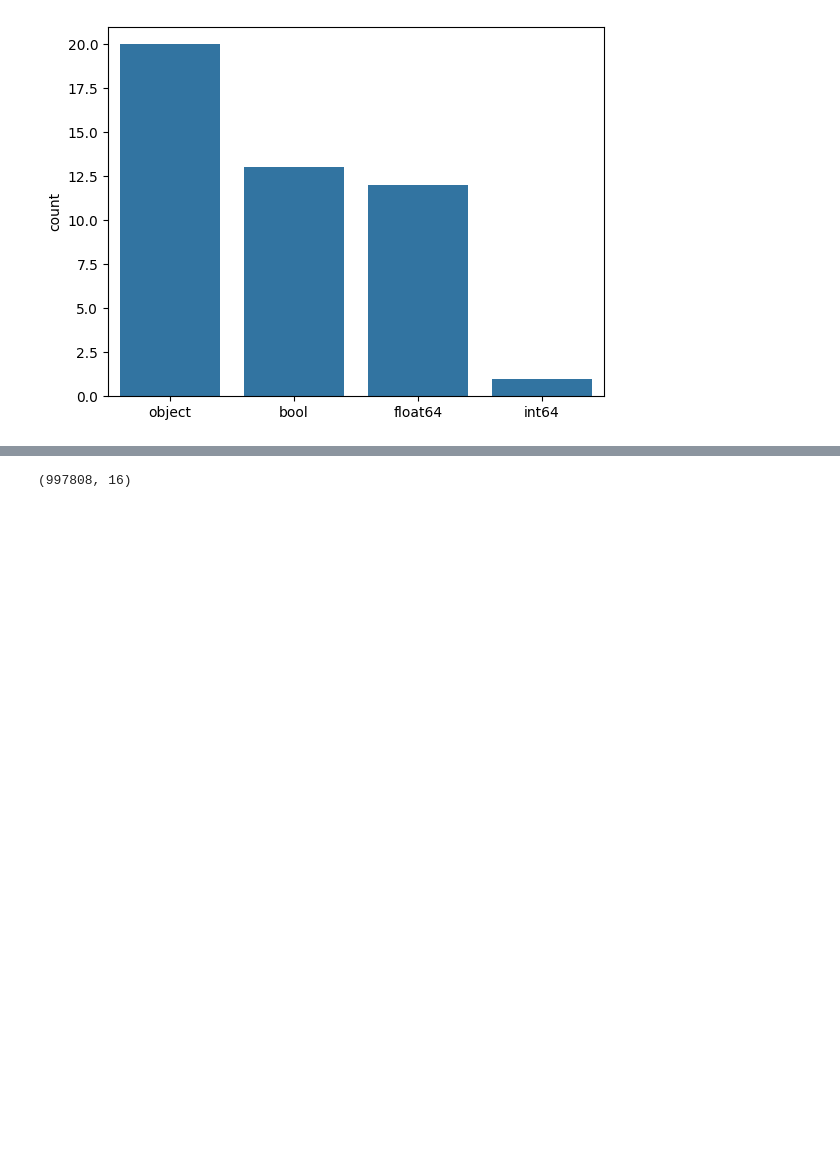
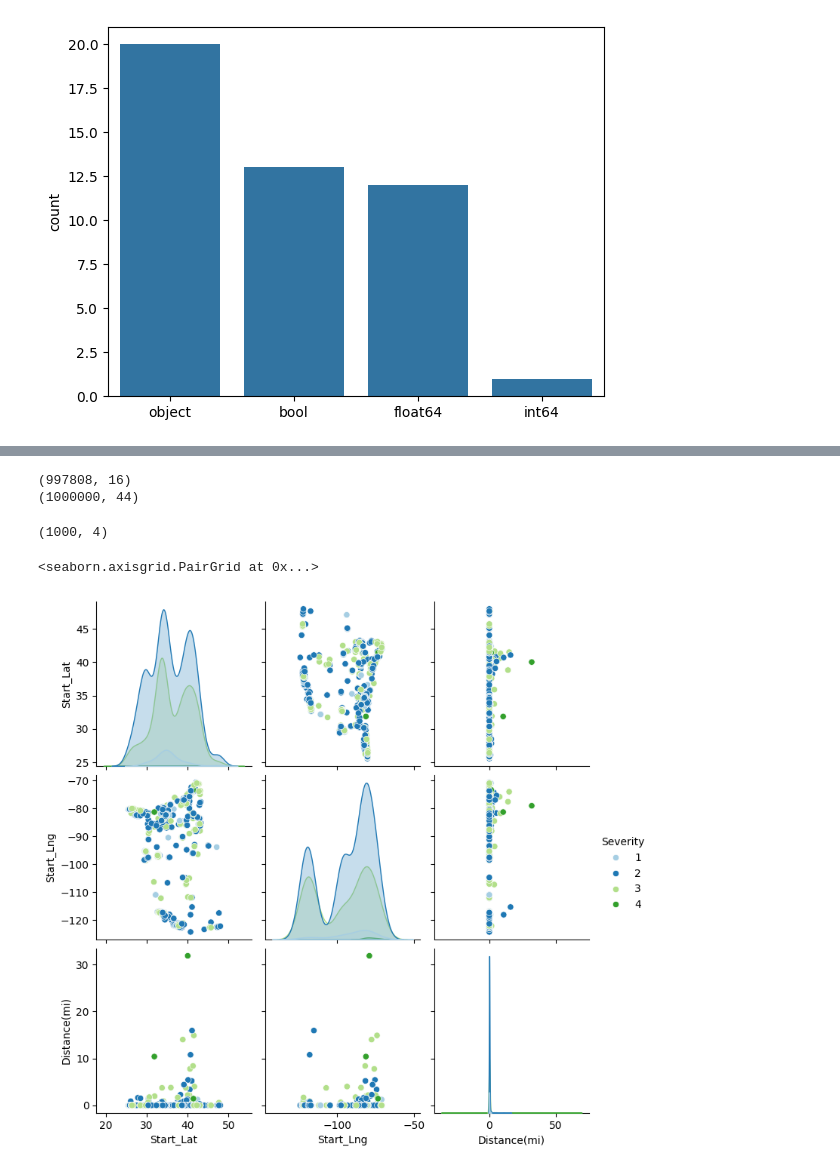
Before and after one commit to limesoda314/cs226-big-data-management-project, a Jupyter notebook: preprocessing/week3-ann.ipynb, the cells around one changed output, grey strips where cells are left out. Cells and saved outputs as stored; diff of their text form; code cells hidden in the pictures; blank space fills up the shorter version.

Commit message:
added in pairplots

```diff
--- a/preprocessing/week3-ann.ipynb
+++ b/preprocessing/week3-ann.ipynb
@@ -120,5 +137,23 @@ min_detail_data.loc[min_detail_data.isna().any(axis=1), :].head(n=8)
 # %%
 new_min_data = min_detail_data.dropna()
 print(new_min_data.shape)
+
+new_data2 = new_data.dropna()
+print(new_data.shape)
 # %% [output]
 (997808, 16)
+(1000000, 44)
+# %%
+float_data = new_min_data
+# Subsample 1000 rows
+subsample = float_data.sample(n=1000, random_state=42)  # You can adjust the random_state for reproducibility
+
+# Select columns with datatype float64
+float_columns = subsample.select_dtypes(include=['float64','int'])
+print(float_columns.shape)
+
+sns.pairplot(float_columns, hue="Severity", kind = "scatter", palette="Paired")
+# %% [output]
+(1000, 4)
+<seaborn.axisgrid.PairGrid at 0x...>
+[figure, added]
```
Also changed, not shown: parts of 2 cells of this notebook.
